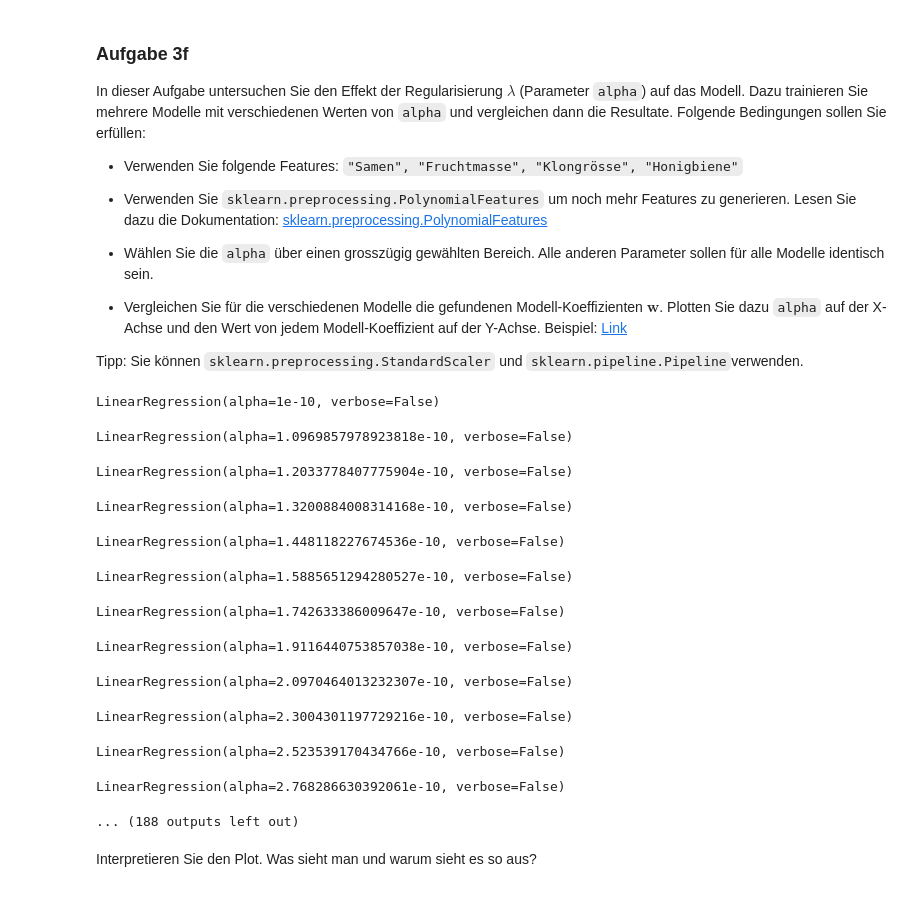
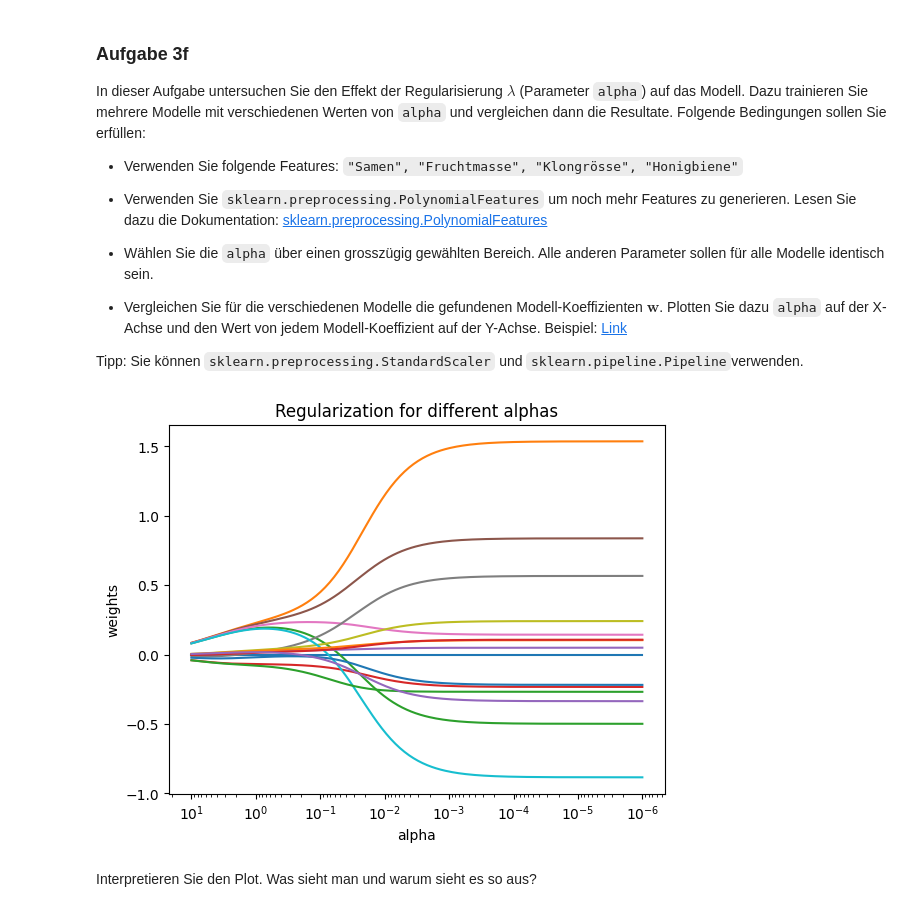
Before and after one commit to SeyaSchmassmann/ml, a Jupyter notebook: graded_assignments/graded01/graded01.ipynb, the cells around one changed output. Saved outputs shown, nothing was run; the diff lists cells and outputs as text; code cells hidden in the pictures.

```diff
--- a/graded_assignments/graded01/graded01.ipynb
+++ b/graded_assignments/graded01/graded01.ipynb
@@ -864,53 +862,41 @@ Tipp: Sie können `sklearn.preprocessing.StandardScaler` und `sklearn.pipeline.P
 # %%
 import pandas as pd
 import matplotlib.pyplot as plt
 from sklearn.preprocessing import StandardScaler, PolynomialFeatures
+from sklearn.pipeline import Pipeline
 
 df_heidelbeeren = pd.read_csv('heidelbeere_train.csv')
 
 n_alphas = 200
-alphas = np.logspace(-10, -2, n_alphas)
+alphas = np.logspace(-6, 1, n_alphas)
 
 weights = []
 
 X_train = df_heidelbeeren[['Samen', 'Fruchtmasse', 'Klongrösse', 'Honigbiene']]
 y_train = df_heidelbeeren['Ertrag'].values
 
-X_train = StandardScaler().fit(X_train).transform(X_train)
-# X_train = PolynomialFeatures(degree=3).fit_transform(X_train)
+pipeline = Pipeline([
+    ('poly', PolynomialFeatures(degree=2)),
+    ('scaler', StandardScaler()),
+    ('regressor', LinearRegression(learning_rate=0.1, verbose=False))
+])
 
-for index, alpha in enumerate(alphas):
-    lr = LinearRegression(learning_rate=0.1, alpha=alpha, verbose=False)
-
-    lr.fit(X_train, y_train)
-
-    weights.append(lr.w_)
-
+for alpha in alphas:
+    pipeline.named_steps['regressor'].alpha = alpha
+    _ = pipeline.fit(X_train, y_train)
+    weights.append(pipeline.named_steps['regressor'].w_[1:])
 
 ax = plt.gca()
-
-ax.plot(alphas, weights)
+_ = ax.plot(alphas, weights)
 ax.set_xscale("log")
-#ax.set_xlim(ax.get_xlim()[::-1])  # reverse axis
-plt.xlabel("alpha")
-plt.ylabel("weights")
-plt.title("Ridge coefficients as a function of the regularization")
-plt.axis("tight")
+_ = ax.set_xlim(ax.get_xlim()[::-1])
+_ = plt.xlabel("alpha")
+_ = plt.ylabel("weights")
+_ = plt.title("Regularization for different alphas")
+_ = plt.axis("tight")
 plt.show()
 # %% [output]
-LinearRegression(alpha=1e-10, verbose=False)
-LinearRegression(alpha=1.0969857978923818e-10, verbose=False)
-LinearRegression(alpha=1.2033778407775904e-10, verbose=False)
-LinearRegression(alpha=1.3200884008314168e-10, verbose=False)
-LinearRegression(alpha=1.448118227674536e-10, verbose=False)
-LinearRegression(alpha=1.5885651294280527e-10, verbose=False)
-LinearRegression(alpha=1.742633386009647e-10, verbose=False)
-LinearRegression(alpha=1.9116440753857038e-10, verbose=False)
-LinearRegression(alpha=2.0970464013232307e-10, verbose=False)
-LinearRegression(alpha=2.3004301197729216e-10, verbose=False)
-LinearRegression(alpha=2.523539170434766e-10, verbose=False)
-LinearRegression(alpha=2.768286630392061e-10, verbose=False)
-... (188 outputs left out)
+[figure, added]
 # %% [markdown]
 Interpretieren Sie den Plot. Was sieht man und warum sieht es so aus?
 # %% [markdown]
```
Also changed, not shown: parts of 15 cells of this notebook.
